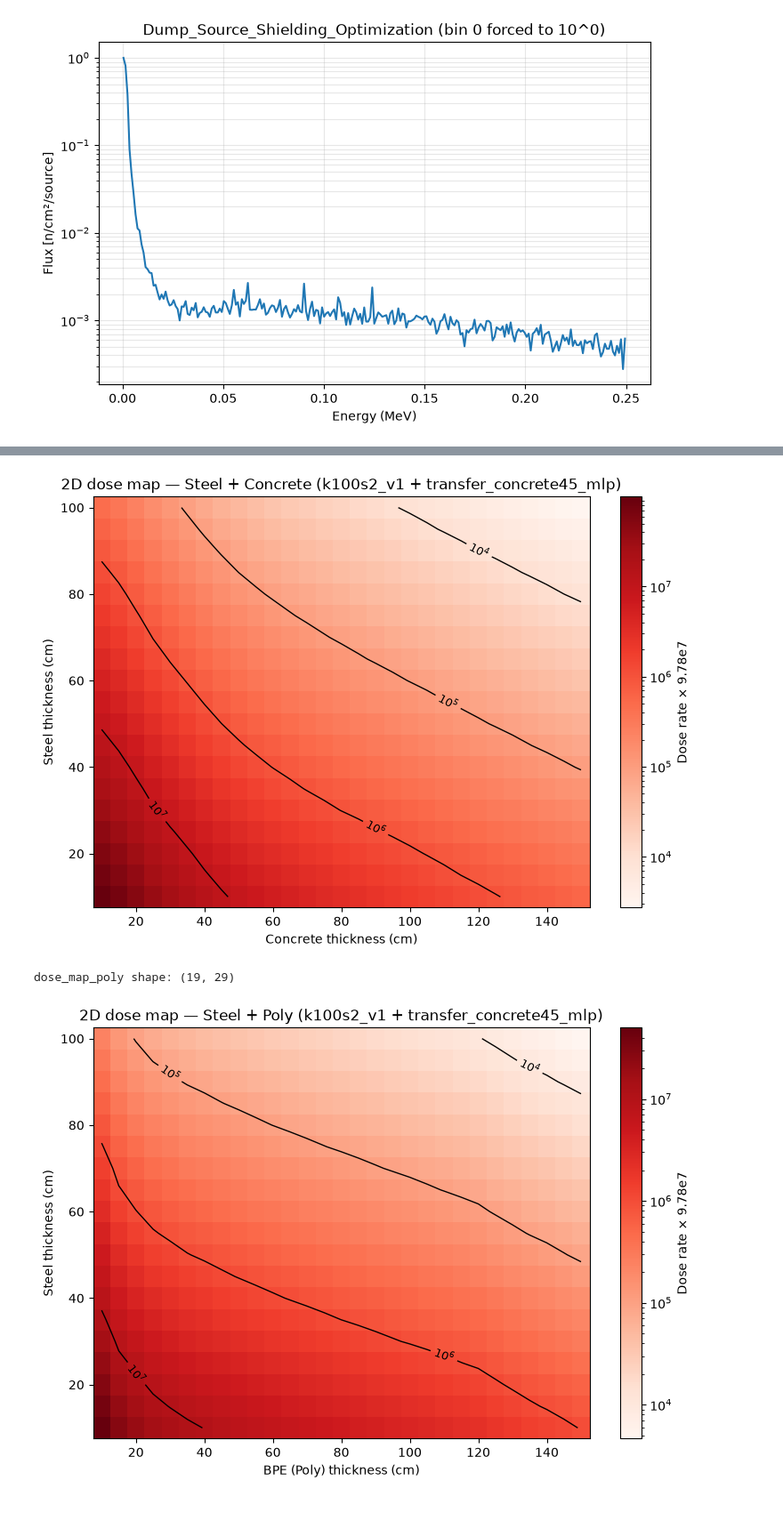
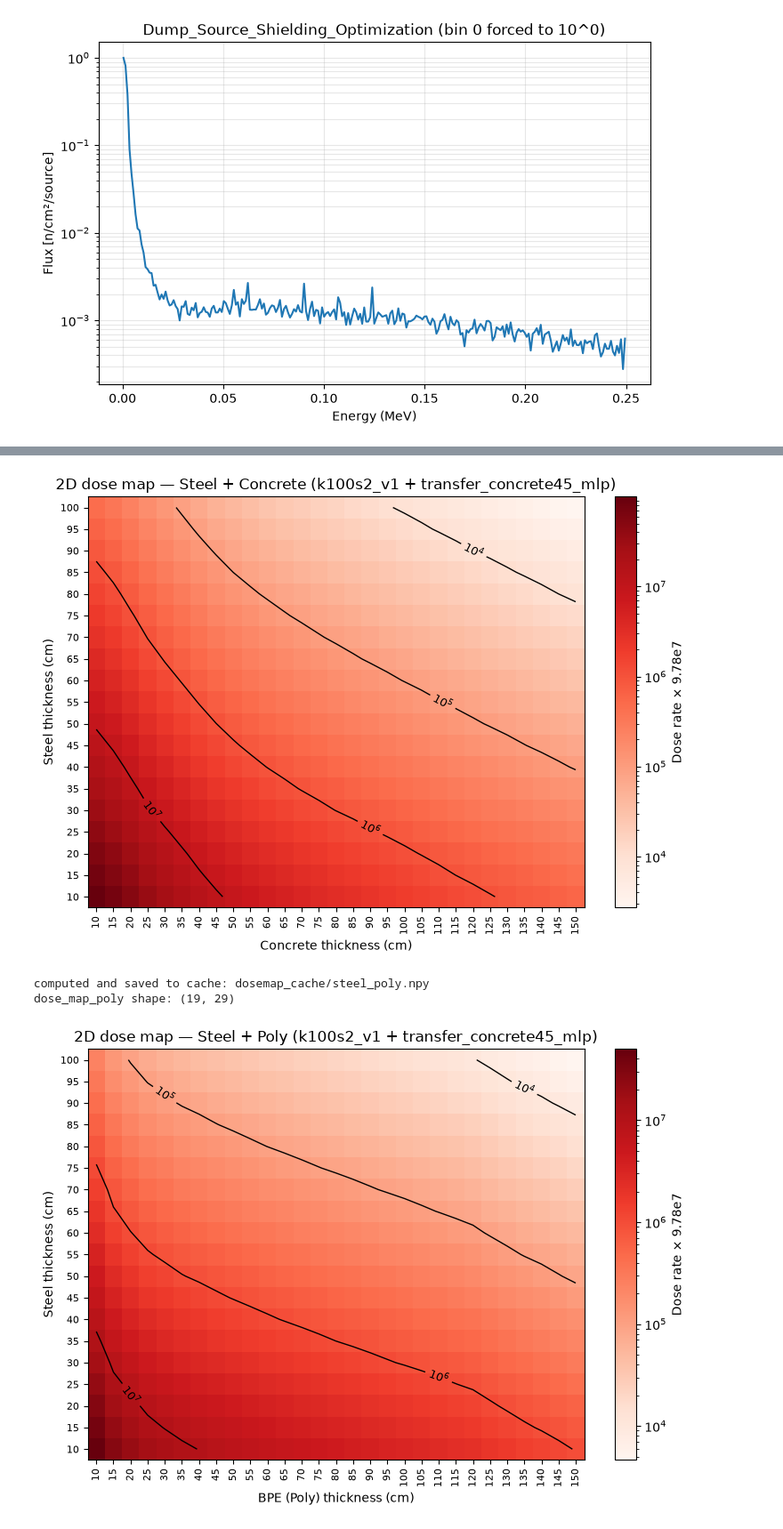
Before and after one commit to arj-shriv/shielding, a Jupyter notebook: analysis/plot_dump_source.ipynb, the cells around one changed output, grey strips where cells are left out. Shown at 89% size. Cells and saved outputs as stored; diff of their text form; code cells hidden in the pictures.

```diff
--- a/analysis/plot_dump_source.ipynb
+++ b/analysis/plot_dump_source.ipynb
@@ -69,41 +78,59 @@ cs = ax.contour(concrete_t, steel_t, dose_map, levels=levels,
                  colors='black', linewidths=1.0)
 ax.clabel(cs, fmt=lambda v: f'$10^{{{int(np.log10(v))}}}$', fontsize=9)
 
+ax.set_xticks(concrete_t)
+ax.set_yticks(steel_t)
+ax.tick_params(axis='x', labelrotation=90, labelsize=8)
+ax.tick_params(axis='y', labelsize=8)
+
 ax.set_xlabel('Concrete thickness (cm)')
 ax.set_ylabel('Steel thickness (cm)')
 ax.set_title('2D dose map — Steel + Concrete (k100s2_v1 + transfer_concrete45_mlp)')
 plt.show()
 # %% [output]
-[figure, old version]
+[figure, new version]
 # %%
 # Steel + Poly (BPE) — same protocol as Steel + Concrete above
-dose_map_poly = np.zeros((len(steel_t), len(concrete_t)))
-bpe_t = np.arange(10, 151, 5)  # same 10-150 cm range, reusing var name convention
-dose_map_poly = np.zeros((len(steel_t), len(bpe_t)))
-for i, ts in enumerate(steel_t):
-    for j, tb in enumerate(bpe_t):
-        pred = predict_tracknet_source(model_v1, model_transfer, 'Steel', ts, 'BPE', tb)
-        dose_map_poly[i, j] = compute_dose(pred) * 9.78e7
+bpe_t = np.arange(10, 151, 5)  # same 10-150 cm range
+
+CACHE_POLY = 'dosemap_cache/steel_poly.npy'
+if os.path.exists(CACHE_POLY):
+    dose_map_poly = np.load(CACHE_POLY)
+    print('loaded from cache:', CACHE_POLY)
+else:
+    dose_map_poly = np.zeros((len(steel_t), len(bpe_t)))
+    for i, ts in enumerate(steel_t):
+        for j, tb in enumerate(bpe_t):
+            pred = predict_tracknet_source(model_v1, model_transfer, 'Steel', ts, 'BPE', tb)
+            dose_map_poly[i, j] = compute_dose(pred) * 9.78e7
+    np.save(CACHE_POLY, dose_map_poly)
+    print('computed and saved to cache:', CACHE_POLY)
 
 print('dose_map_poly shape:', dose_map_poly.shape)
 # %% [output]
+computed and saved to cache: dosemap_cache/steel_poly.npy
 dose_map_poly shape: (19, 29)
 # %%
 fig, ax = plt.subplots(figsize=(9, 6))
 pcm = ax.pcolormesh(bpe_t, steel_t, dose_map_poly, shading='auto',
                      norm=LogNorm(vmin=dose_map_poly[dose_map_poly > 0].min(), vmax=dose_map_poly.max()),
                      cmap='Reds')
 fig.colorbar(pcm, ax=ax, label='Dose rate × 9.78e7')
 
 cs = ax.contour(bpe_t, steel_t, dose_map_poly, levels=levels, colors='black', linewidths=1.0)
 ax.clabel(cs, fmt=lambda v: f'$10^{{{int(np.log10(v))}}}$', fontsize=9)
 
+ax.set_xticks(bpe_t)
+ax.set_yticks(steel_t)
+ax.tick_params(axis='x', labelrotation=90, labelsize=8)
+ax.tick_params(axis='y', labelsize=8)
+
 ax.set_xlabel('BPE (Poly) thickness (cm)')
 ax.set_ylabel('Steel thickness (cm)')
 ax.set_title('2D dose map — Steel + Poly (k100s2_v1 + transfer_concrete45_mlp)')
 plt.show()
 # %% [output]
-[figure, old version]
+[figure, new version]
 # %%
 # 3-layer: Steel (swept) -> Concrete (swept) -> BPE/Poly fixed at 20 cm
 # Uses the 3-layer protocol (scripts/inference/three_layer.py).
```
Also changed, not shown: parts of 3 cells of this notebook, 1 other file.
